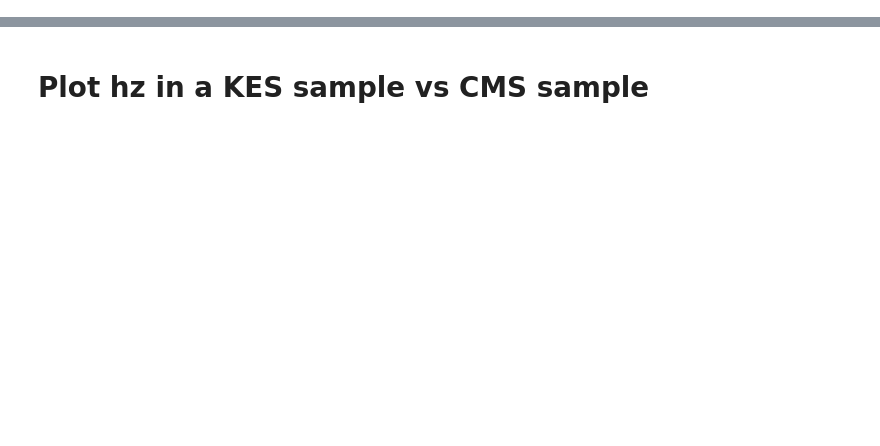
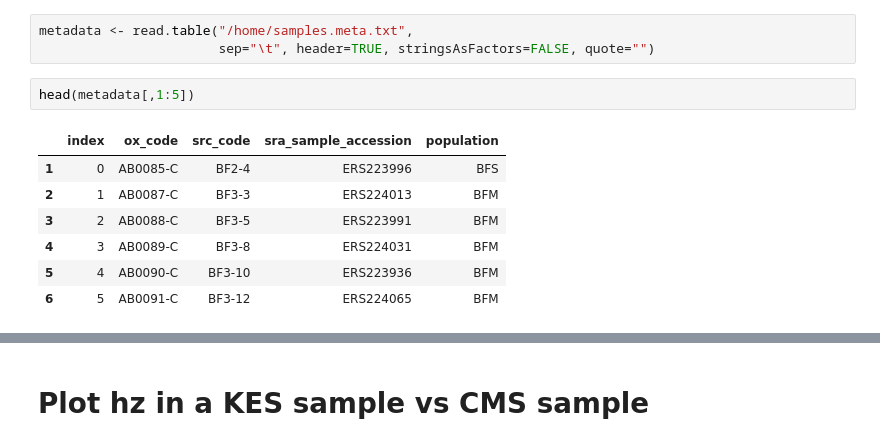
Before and after one commit to hardingnj/Rag1k, a Jupyter notebook: ag1k_R_example.ipynb, the cells around one changed output, grey strips where cells are left out. Cells and saved outputs as stored; diff of their text form; blank space fills up the shorter version.

```diff
--- a/ag1k_R_example.ipynb
+++ b/ag1k_R_example.ipynb
@@ -66,0 +165,13 @@ class(pos)
+# %%
+metadata <- read.table("/home/samples.meta.txt",
+                       sep="\t", header=TRUE, stringsAsFactors=FALSE, quote="")
+# %%
+head(metadata[,1:5])
+# %% [output]
+|  | index | ox_code | src_code | sra_sample_accession | population |
+| 1 | 0 | AB0085-C | BF2-4 | ERS223996 | BFS |
+| 2 | 1 | AB0087-C | BF3-3 | ERS224013 | BFM |
+| 3 | 2 | AB0088-C | BF3-5 | ERS223991 | BFM |
+| 4 | 3 | AB0089-C | BF3-8 | ERS224031 | BFM |
+| 5 | 4 | AB0090-C | BF3-10 | ERS223936 | BFM |
+| 6 | 5 | AB0091-C | BF3-12 | ERS224065 | BFM |
```
Also changed, not shown: parts of 42 cells of this notebook.
